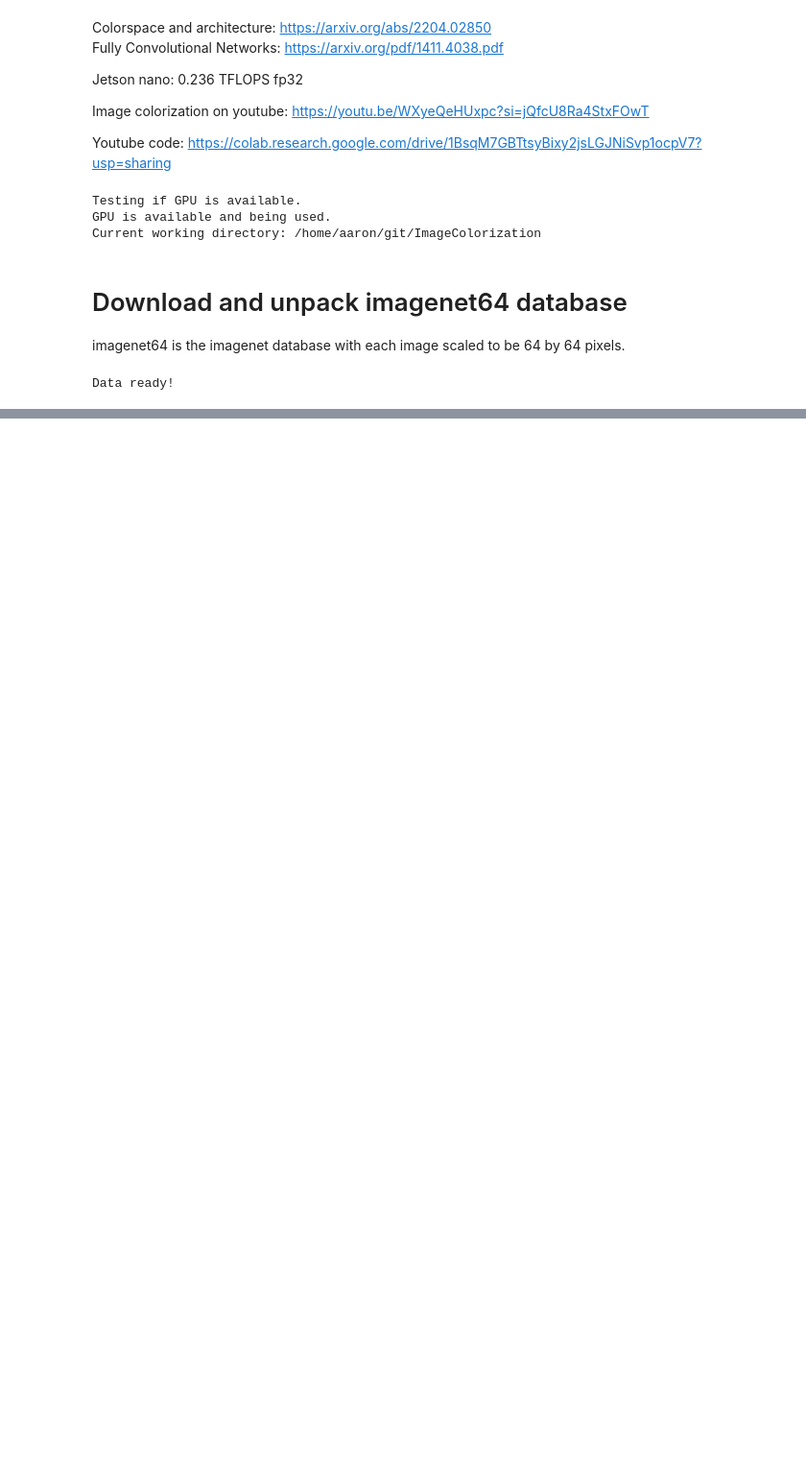
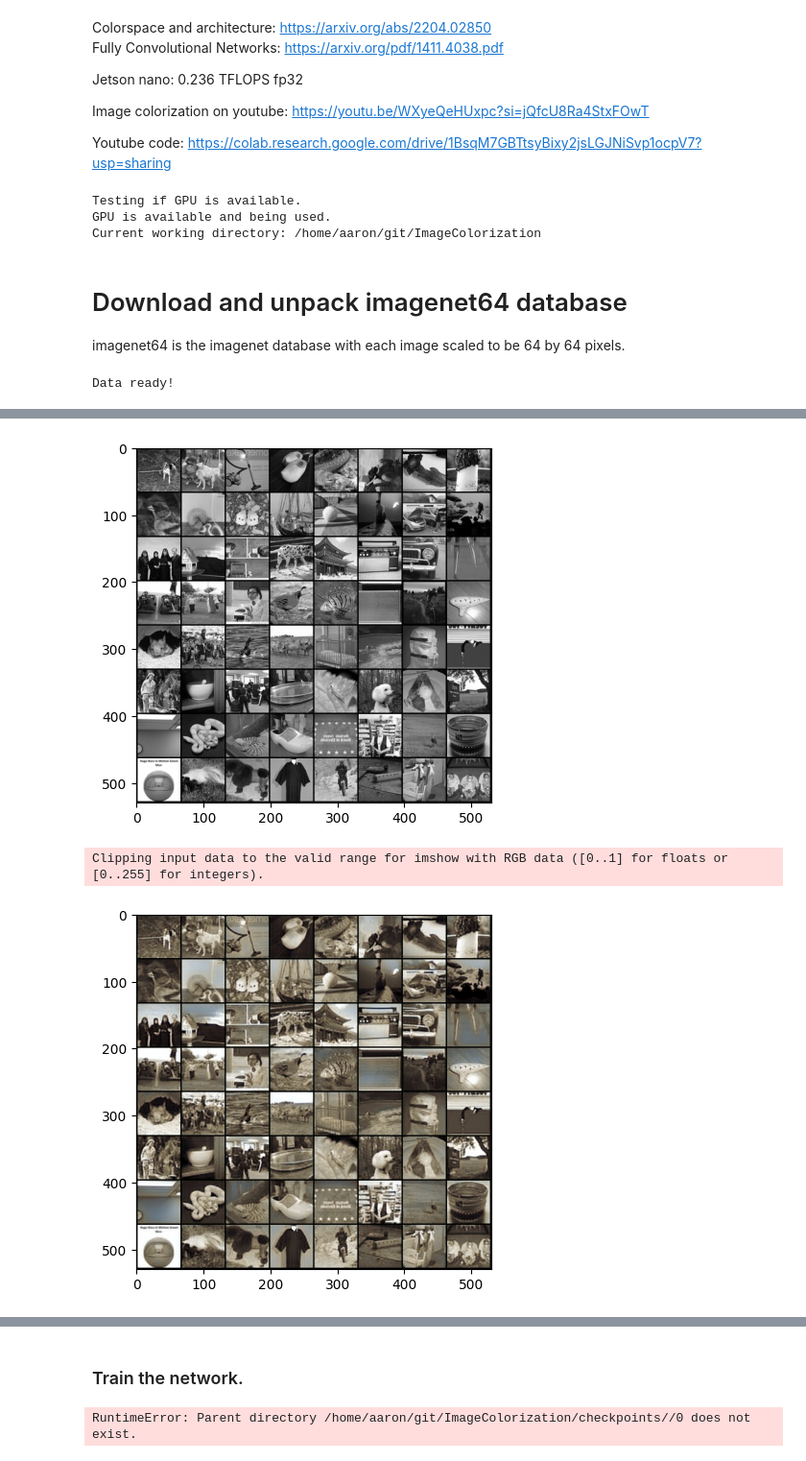
Before and after one commit to Ke11en-Anderson/ImageColorization, a Jupyter notebook: ECE_477_Project_Image_Colorization.ipynb, the cells around one changed output, grey strips where cells are left out. Shown at 96% size. Cells and saved outputs as stored; diff of their text form; code cells hidden in the pictures; blank space fills up the shorter version.

```diff
--- a/ECE_477_Project_Image_Colorization.ipynb
+++ b/ECE_477_Project_Image_Colorization.ipynb
@@ -336,0 +373,5 @@ torch.Size([8, 12288])
+# %%
+# Load model from file.
+loadPath = f"{checkpoints}baseline.pt"
+model.load_state_dict(torch.load(loadPath))
+recover_model = lambda: model.load_state_dict(torch.load(loadPath))
@@ -336,0 +399,20 @@ torch.Size([8, 12288])
+# %%
+def visualizeNetwork(model: nn.Module, dataLoader: DataLoader, verbose=True):
+    model.eval()
+    inputs, targets = next(dataLoader)
+
+    # show grayscale images.
+    imshow(torchvision.utils.make_grid(inputs))
+
+    # show colorized images.
+    outputs = model(inputs.to(device))
+    imshow(torchvision.utils.make_grid(outputs.cpu()))
+
+    # show original images.
+    imshow(torchvision.utils.make_grid(targets))
+
+visualizeNetwork(model, trainLoader)
+# %% [output]
+[figure, added]
+Clipping input data to the valid range for imshow with RGB data ([0..1] for floats or [0..255] for integers).
+[figure, added]
@@ -336,0 +420,24 @@ torch.Size([8, 12288])
+# %% [markdown]
+### Train the network.
+# %%
+VERSION = 0
+
+lr = 0.1
+lr_step_gamma = 0.8
+num_epochs = 20
+
+optimizer = Adadelta(model.parameters(), lr=lr)
+criterion = torch.nn.MSELoss()
+scheduler = StepLR(optimizer, step_size=1, gamma=lr_step_gamma)
+
+best_accuracy = 10000
+
+for epoch in range(num_epochs):
+    train(model, trainLoader, criterion, optimizer, scheduler)
+    accuracy = evaluate(model, testLoader, criterion)
+    if accuracy < best_accuracy:
+        saveModel(model.state_dict(), f"{checkpoints}{VERSION}/{epoch}.pt")
+        best_accuracy = accuracy
+    print(f'    Epoch {epoch+1:>2d} Accuracy {accuracy:.2f}% / Best Accuracy: {best_accuracy:.2f}%')
+# %% [output]
+RuntimeError: Parent directory /home/aaron/git/ImageColorization/checkpoints//0 does not exist.
```
Also changed, not shown: parts of 19 cells of this notebook, 2 other files.
